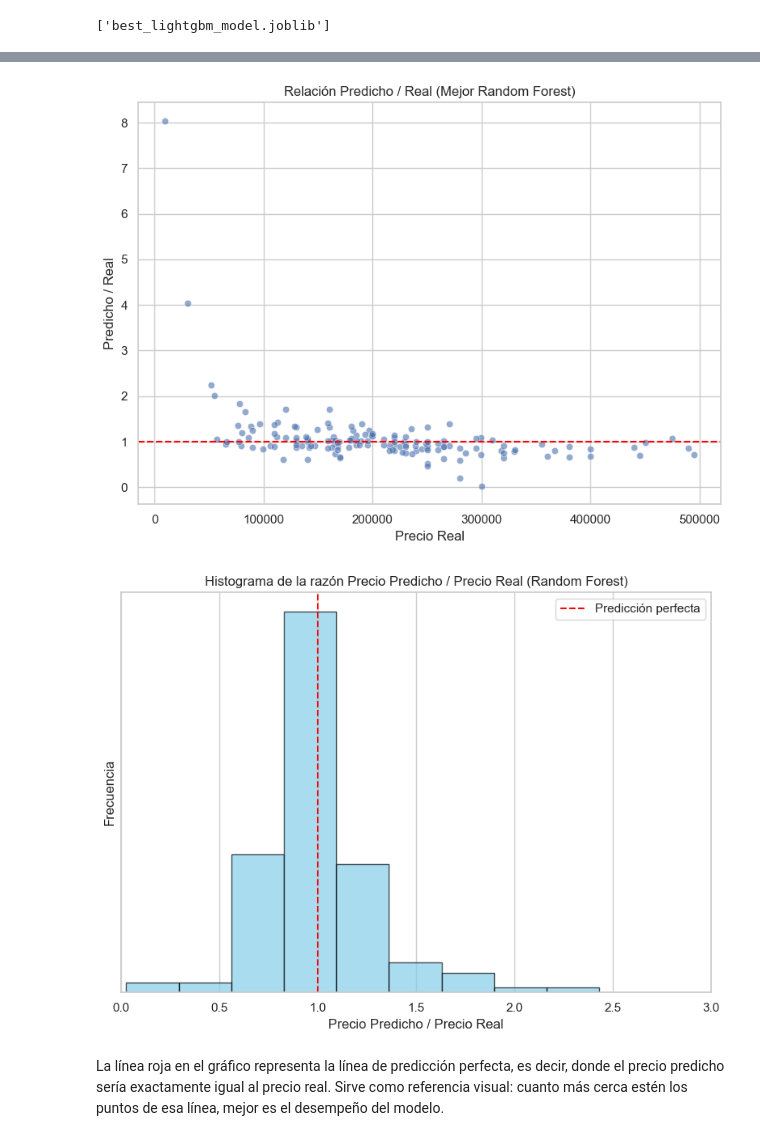
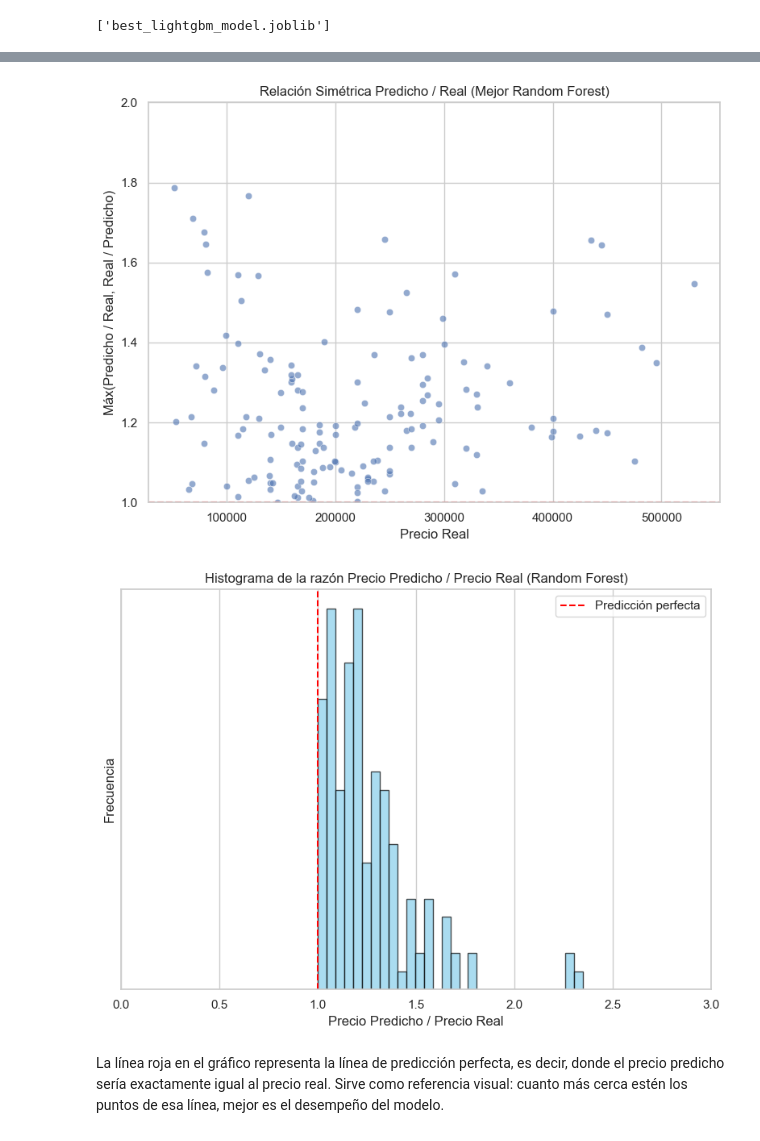
Before and after one commit to RupnikF/TP-73.84-ZonaProp, a Jupyter notebook: prediccion_precios_inmuebles_tuned_v4.ipynb, the cells around one changed output, grey strips where cells are left out. Cells and saved outputs as stored; diff of their text form; code cells hidden in the pictures.

```diff
--- a/prediccion_precios_inmuebles_tuned_v4.ipynb
+++ b/prediccion_precios_inmuebles_tuned_v4.ipynb
@@ -256,18 +261,22 @@ plt.tight_layout()
 plt.show()
 
 
+ratio_rf = rf_preds / y_test_orig
+symmetric_ratio_rf = np.where(ratio_rf >= 1, ratio_rf, 1 / ratio_rf)
+
 plt.figure(figsize=(8, 6))
-sns.scatterplot(x=y_test_orig, y=rf_preds / y_test_orig, alpha=0.6)
+sns.scatterplot(x=y_test_orig, y=symmetric_ratio_rf, alpha=0.6)
 plt.axhline(y=1, color='red', linestyle='--')
 plt.xlabel("Precio Real")
-plt.ylabel("Predicho / Real")
-plt.title("Relación Predicho / Real (Mejor Random Forest)")
+plt.ylabel("Máx(Predicho / Real, Real / Predicho)")
+plt.title("Relación Simétrica Predicho / Real (Mejor Random Forest)")
+plt.ylim(1, 2)
 plt.tight_layout()
 plt.show()
 
 
 plt.figure(figsize=(8, 6))
-plt.hist(rf_preds / y_test_orig, bins=30, color='skyblue', edgecolor='black', alpha=0.7)
+plt.hist(symmetric_ratio_rf, bins=30, color='skyblue', edgecolor='black', alpha=0.7)
 plt.axvline(x=1, color='red', linestyle='--', label='Predicción perfecta')
 plt.xlabel('Precio Predicho / Precio Real')
 plt.ylabel('Frecuencia')
@@ -282,5 +291,5 @@ plt.show()
-[figure, old version]
+[figure, new version]
-[figure, old version]
+[figure, new version]
 # %% [markdown]
 
 
```
Also changed, not shown: parts of 13 cells of this notebook, 2 other files.
